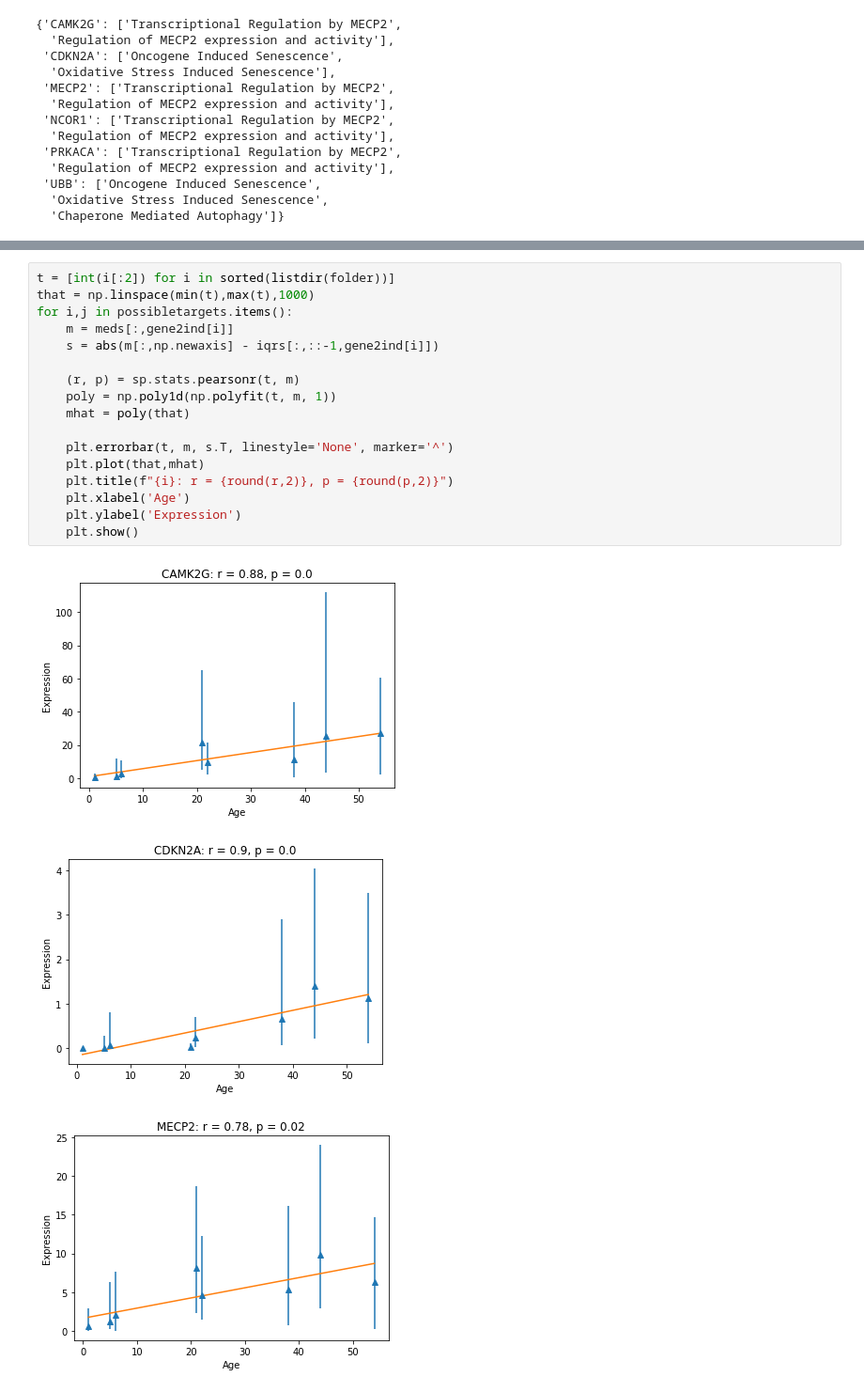
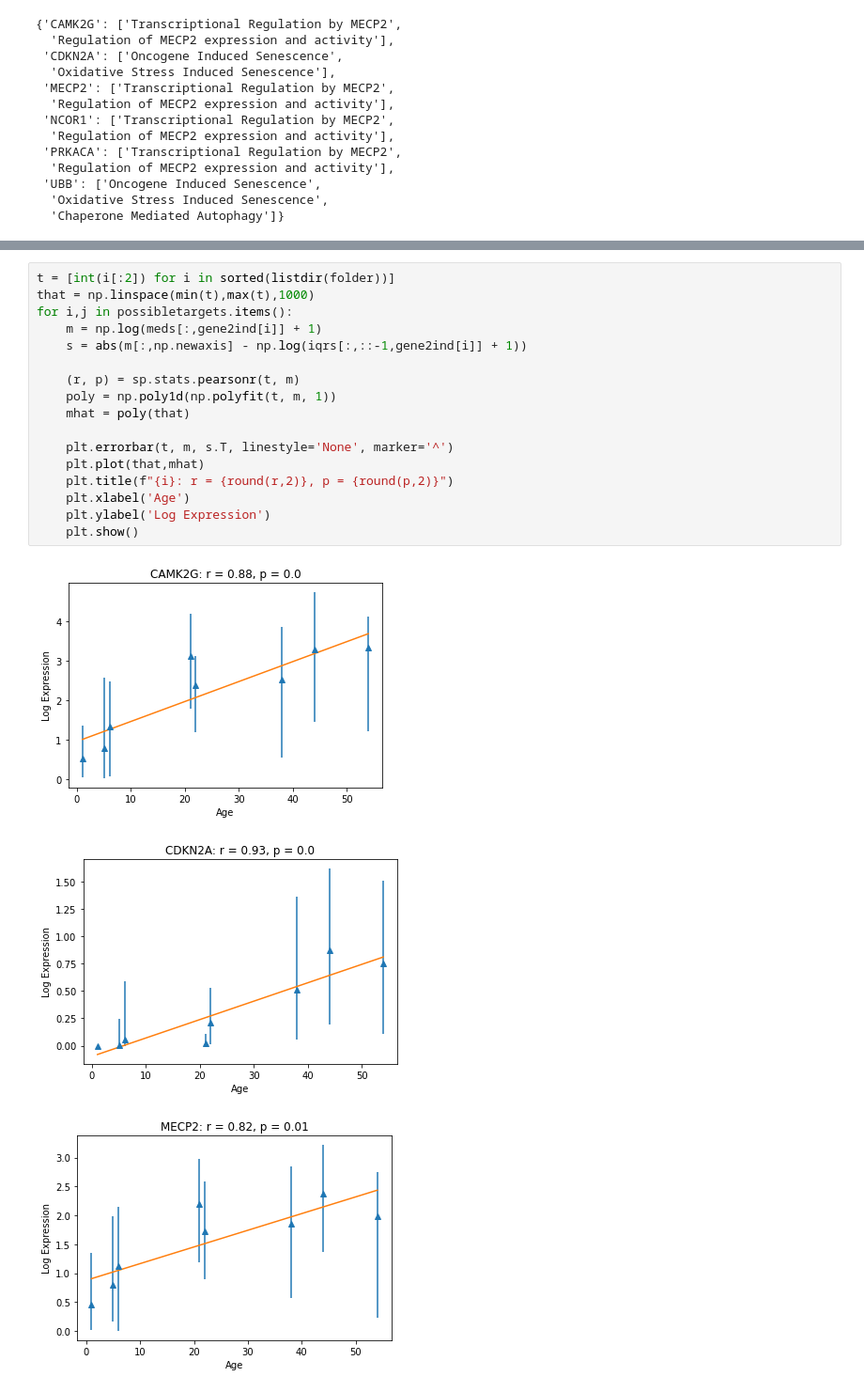
Before and after one commit to RARARARARARARARARARARARA/RNAseqAnalysis, a Jupyter notebook: ProcessingV0.ipynb, the cells around one changed output, grey strips where cells are left out. Shown: that part at 94% size. Drawn from its saved outputs; the diff is of its cells as text.

```diff
--- a/ProcessingV0.ipynb
+++ b/ProcessingV0.ipynb
@@ -218,21 +220,21 @@ Those are our potential targets. Let's look at the data over time to see if we c
 # %%
 t = [int(i[:2]) for i in sorted(listdir(folder))]
 that = np.linspace(min(t),max(t),1000)
 for i,j in possibletargets.items():
-    m = meds[:,gene2ind[i]]
-    s = abs(m[:,np.newaxis] - iqrs[:,::-1,gene2ind[i]])
+    m = np.log(meds[:,gene2ind[i]] + 1)
+    s = abs(m[:,np.newaxis] - np.log(iqrs[:,::-1,gene2ind[i]] + 1))
 
     (r, p) = sp.stats.pearsonr(t, m)
     poly = np.poly1d(np.polyfit(t, m, 1))
     mhat = poly(that)
 
     plt.errorbar(t, m, s.T, linestyle='None', marker='^')
     plt.plot(that,mhat)
     plt.title(f"{i}: r = {round(r,2)}, p = {round(p,2)}")
     plt.xlabel('Age')
-    plt.ylabel('Expression')
+    plt.ylabel('Log Expression')
     plt.show()
 # %% [output]
-[figure, old version]
+[figure, new version]
-[figure, old version]
+[figure, new version]
-[figure, old version]
+[figure, new version]
```
Also changed, not shown: parts of 6 cells of this notebook.
